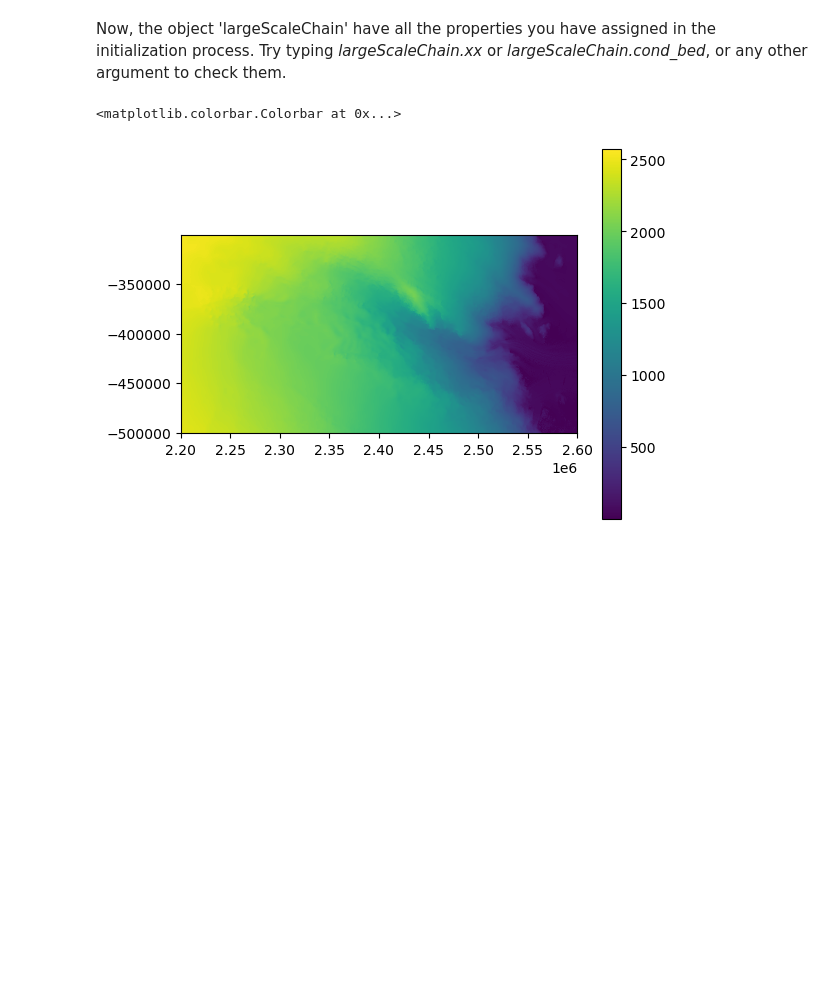
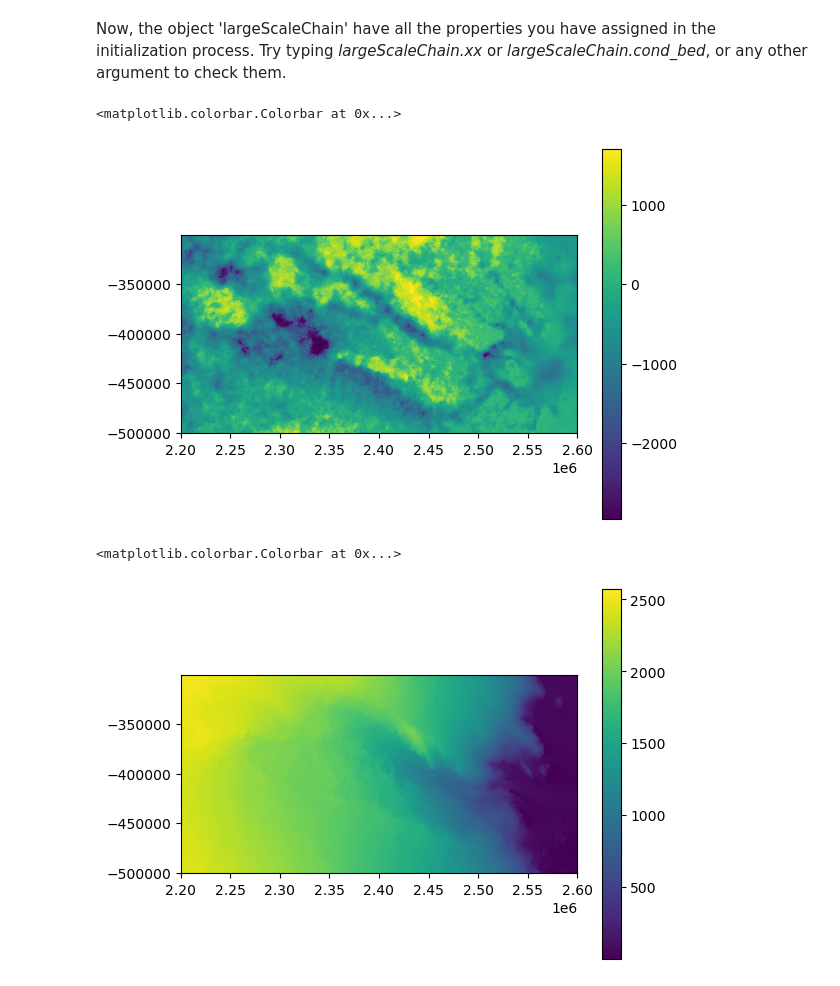
Before and after one commit to NiyaShao/geostatisticalMCMC, a Jupyter notebook: T3_LargeScaleChain.ipynb, the cells around one changed output. Drawn from its saved outputs; the diff is of its cells as text; code cells hidden in the pictures; blank space fills up the shorter version.

```diff
--- a/T3_LargeScaleChain.ipynb
+++ b/T3_LargeScaleChain.ipynb
@@ -117,6 +123,13 @@ then please set up the loss function using either set_loss_type or set_loss_func
 an RandField object also need to be created correctly and passed in set_crf_data_weight(RF) and in run(n_iter, RF)
 # %% [markdown]
 Now, the object 'largeScaleChain' have all the properties you have assigned in the initialization process. Try typing *largeScaleChain.xx* or *largeScaleChain.cond_bed*, or any other argument to check them.
+# %%
+plt.pcolormesh(xx, yy, largeScaleChain.initial_bed)
+plt.axis('scaled')
+plt.colorbar()
+# %% [output]
+<matplotlib.colorbar.Colorbar at 0x...>
+[figure, added]
 # %%
 plt.pcolormesh(xx, yy, largeScaleChain.surf)
 plt.axis('scaled')
```
Also changed, not shown: parts of 15 cells of this notebook, 5 other files.
